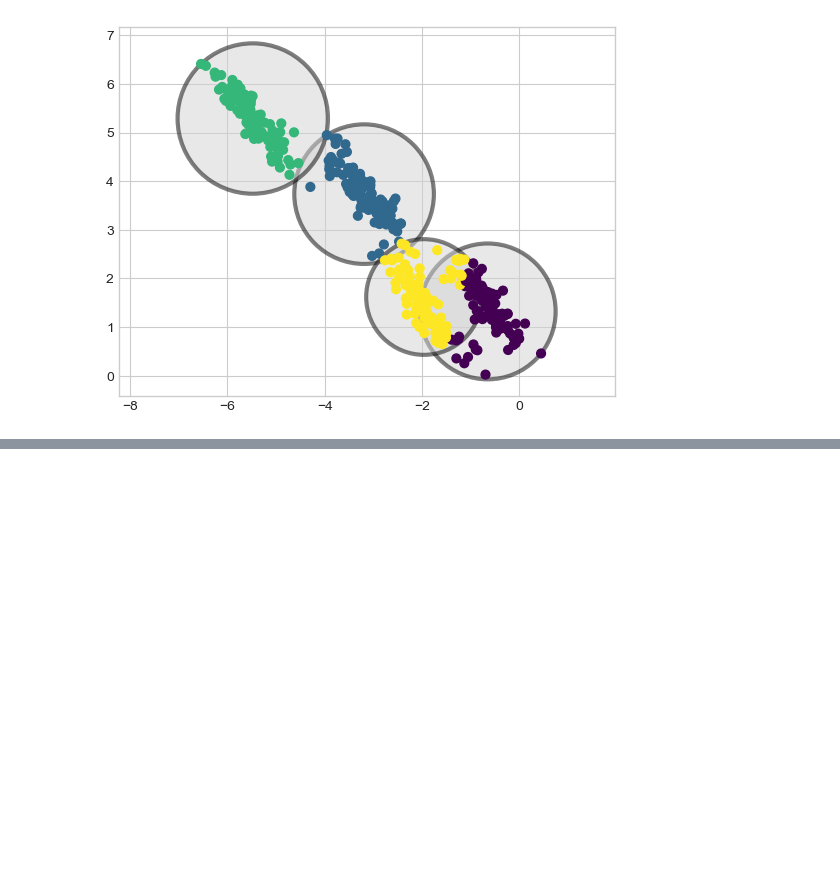
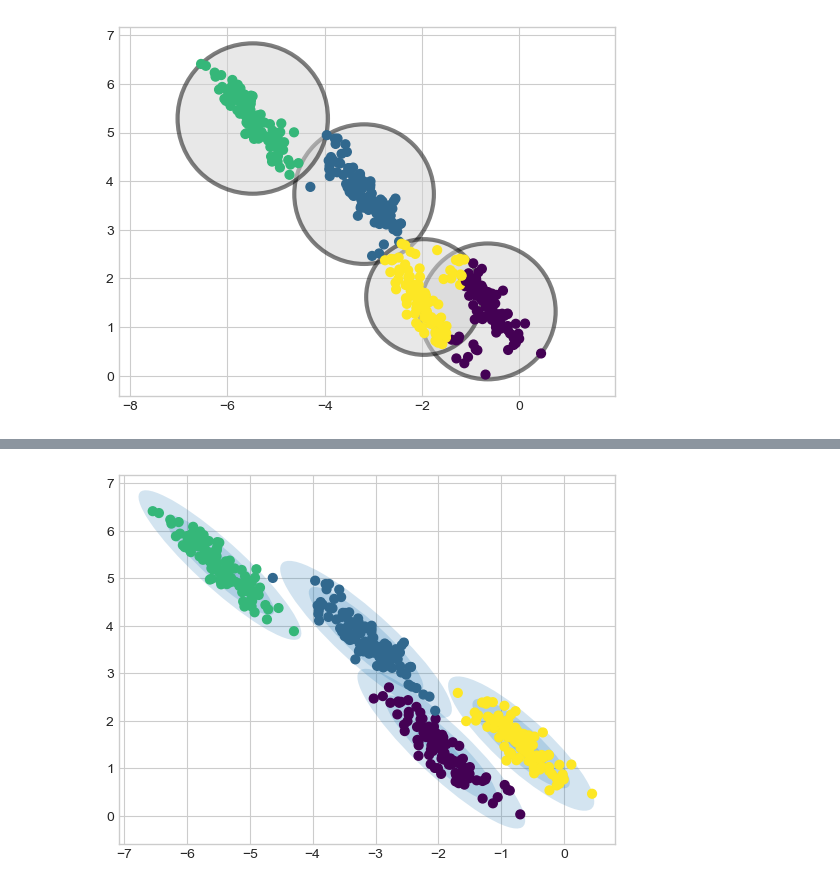
Before and after one commit to Spin8Cycle/ds-proj-remote, a Jupyter notebook: PDSHEx/ml_sklearn_notes/ml_gaussian_mixture_models.ipynb, the cells around one changed output, grey strips where cells are left out. Saved outputs shown, nothing was run; the diff lists cells and outputs as text; code cells hidden in the pictures; blank space fills up the shorter version.

```diff
--- a/PDSHEx/ml_sklearn_notes/ml_gaussian_mixture_models.ipynb
+++ b/PDSHEx/ml_sklearn_notes/ml_gaussian_mixture_models.ipynb
@@ -71,0 +152,5 @@ plot_kmeans(kmeans, X_stretched)
+# %%
+gmm = GaussianMixture(n_components=4, covariance_type='full', random_state=42)
+plot_gmm(gmm, X_stretched)
+# %% [output]
+[figure, added]
```
Also changed, not shown: parts of 6 cells of this notebook.
